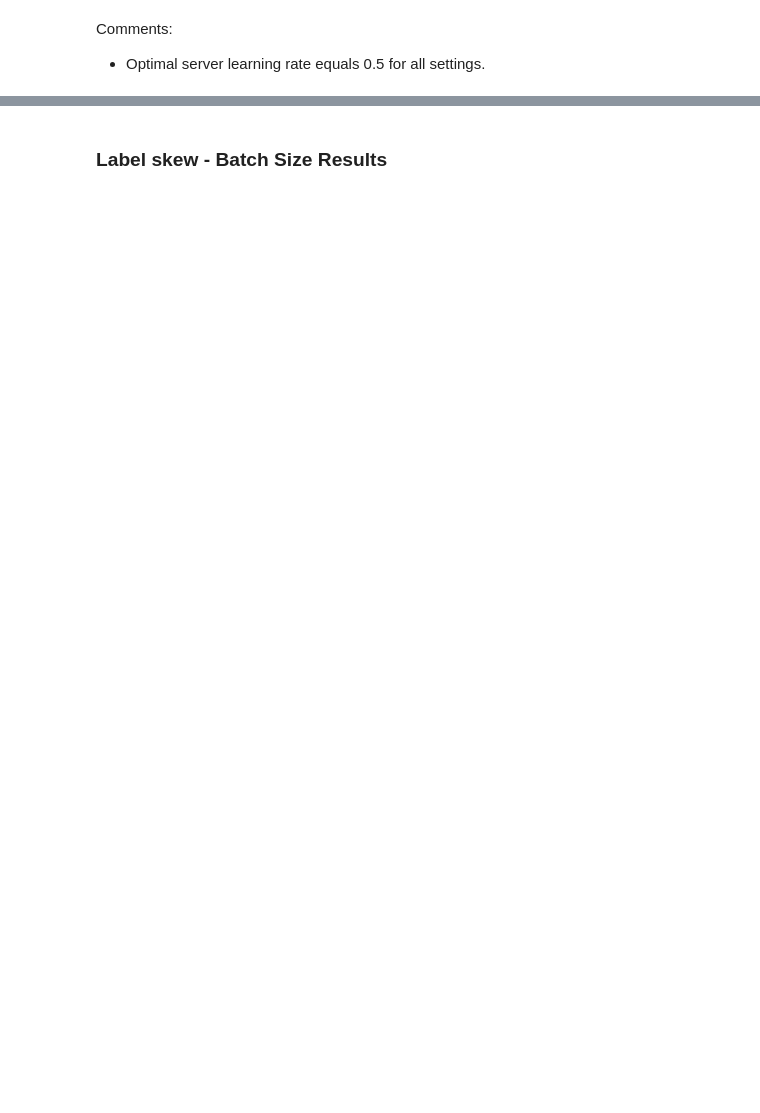
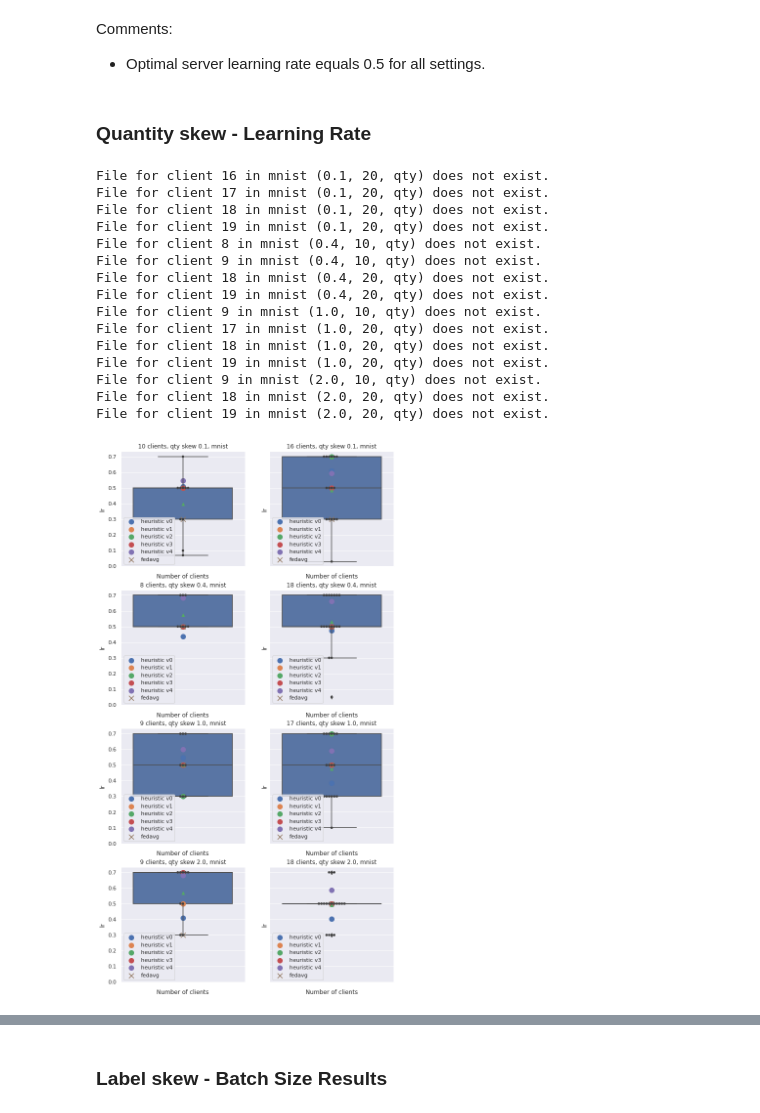
Before and after one commit to isabella232/projects-data, a Jupyter notebook: hyperparam_heuristic/visualize_heuristics.ipynb, the cells around one changed output, grey strips where cells are left out. Saved outputs shown, nothing was run; the diff lists cells and outputs as text; code cells hidden in the pictures; blank space fills up the shorter version.

```diff
--- a/hyperparam_heuristic/visualize_heuristics.ipynb
+++ b/hyperparam_heuristic/visualize_heuristics.ipynb
@@ -196,3 +113,26 @@ Median MAE: 0.225 ± 0.157 (Bias: -0.225)
 # %% [markdown]
 Comments:
 - Optimal server learning rate equals 0.5 for all settings.
+# %% [markdown]
+### Quantity skew - Learning Rate
+# %%
+lr_qty_agg_es, (X_lr_qty, y_lr_qty, y_hat_lr_qty) = \
+    get_experiment_results(skew_type="qty", hp_name="lr",
+                           versions=(0, 1, 2, 3, 4), plot=True)
+# %% [output]
+File for client 16 in mnist (0.1, 20, qty) does not exist.
+File for client 17 in mnist (0.1, 20, qty) does not exist.
+File for client 18 in mnist (0.1, 20, qty) does not exist.
+File for client 19 in mnist (0.1, 20, qty) does not exist.
+File for client 8 in mnist (0.4, 10, qty) does not exist.
+File for client 9 in mnist (0.4, 10, qty) does not exist.
+File for client 18 in mnist (0.4, 20, qty) does not exist.
+File for client 19 in mnist (0.4, 20, qty) does not exist.
+File for client 9 in mnist (1.0, 10, qty) does not exist.
+File for client 17 in mnist (1.0, 20, qty) does not exist.
+File for client 18 in mnist (1.0, 20, qty) does not exist.
+File for client 19 in mnist (1.0, 20, qty) does not exist.
+File for client 9 in mnist (2.0, 10, qty) does not exist.
+File for client 18 in mnist (2.0, 20, qty) does not exist.
+File for client 19 in mnist (2.0, 20, qty) does not exist.
+[figure, added]
```
Also changed, not shown: parts of 65 cells of this notebook, 7 other files.
